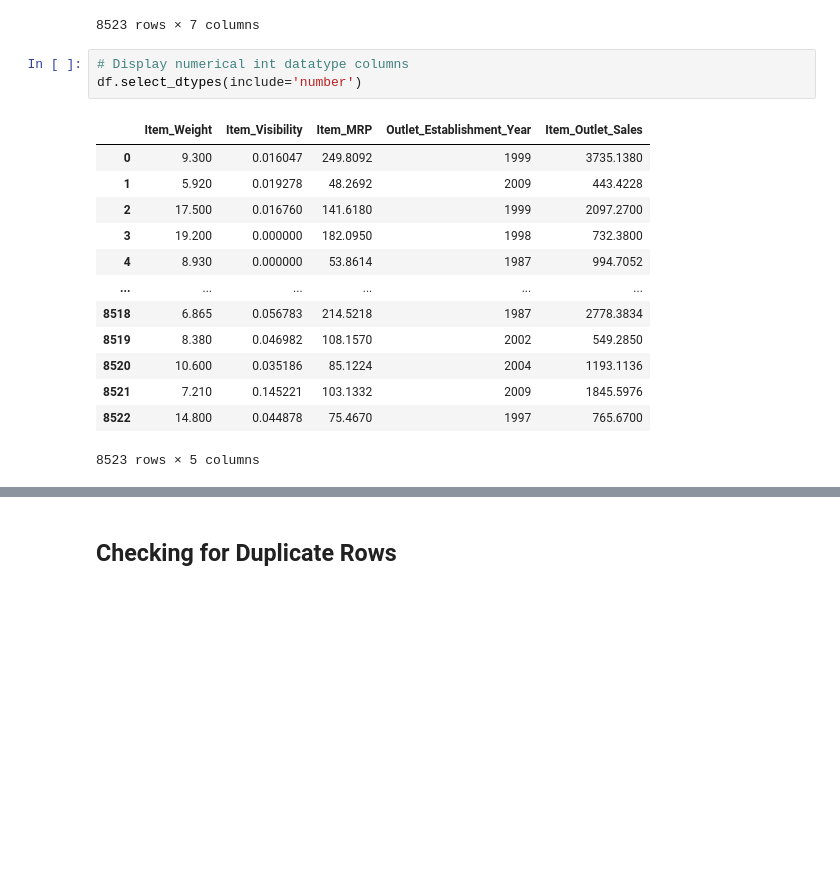
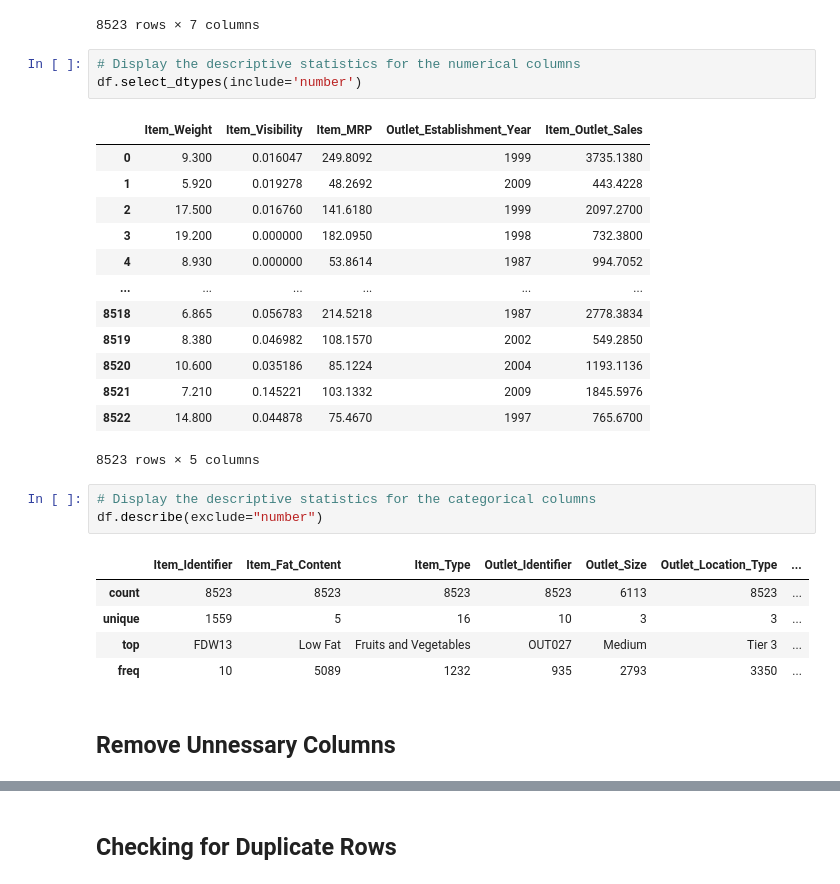
Before and after one commit to JmB17/Prediction-of-Product-Sales, a Jupyter notebook: Prediction_of_Product_Sales_Machine_Learning.ipynb, the cells around one changed output, grey strips where cells are left out. Saved outputs shown, nothing was run; the diff lists cells and outputs as text; blank space fills up the shorter version.

```diff
--- a/Prediction_of_Product_Sales_Machine_Learning.ipynb
+++ b/Prediction_of_Product_Sales_Machine_Learning.ipynb
@@ -93,7 +113,7 @@ df.select_dtypes(include='object')
 | 8522 | DRG01 | Low Fat | Soft Drinks | OUT046 | Small | Tier 1 | ... |
 8523 rows × 7 columns
 # %%
-# Display numerical int datatype columns
+# Display the descriptive statistics for the numerical columns
 df.select_dtypes(include='number')
 # %% [output]
 |  | Item_Weight | Item_Visibility | Item_MRP | Outlet_Establishment_Year | Item_Outlet_Sales |
@@ -109,3 +129,14 @@ df.select_dtypes(include='number')
 | 8521 | 7.210 | 0.145221 | 103.1332 | 2009 | 1845.5976 |
 | 8522 | 14.800 | 0.044878 | 75.4670 | 1997 | 765.6700 |
 8523 rows × 5 columns
+# %%
+# Display the descriptive statistics for the categorical columns
+df.describe(exclude="number")
+# %% [output]
+|  | Item_Identifier | Item_Fat_Content | Item_Type | Outlet_Identifier | Outlet_Size | Outlet_Location_Type | ... |
+| count | 8523 | 8523 | 8523 | 8523 | 6113 | 8523 | ... |
+| unique | 1559 | 5 | 16 | 10 | 3 | 3 | ... |
+| top | FDW13 | Low Fat | Fruits and Vegetables | OUT027 | Medium | Tier 3 | ... |
+| freq | 10 | 5089 | 1232 | 935 | 2793 | 3350 | ... |
+# %% [markdown]
+## Remove Unnessary Columns
```
Also changed, not shown: parts of 41 cells of this notebook.
